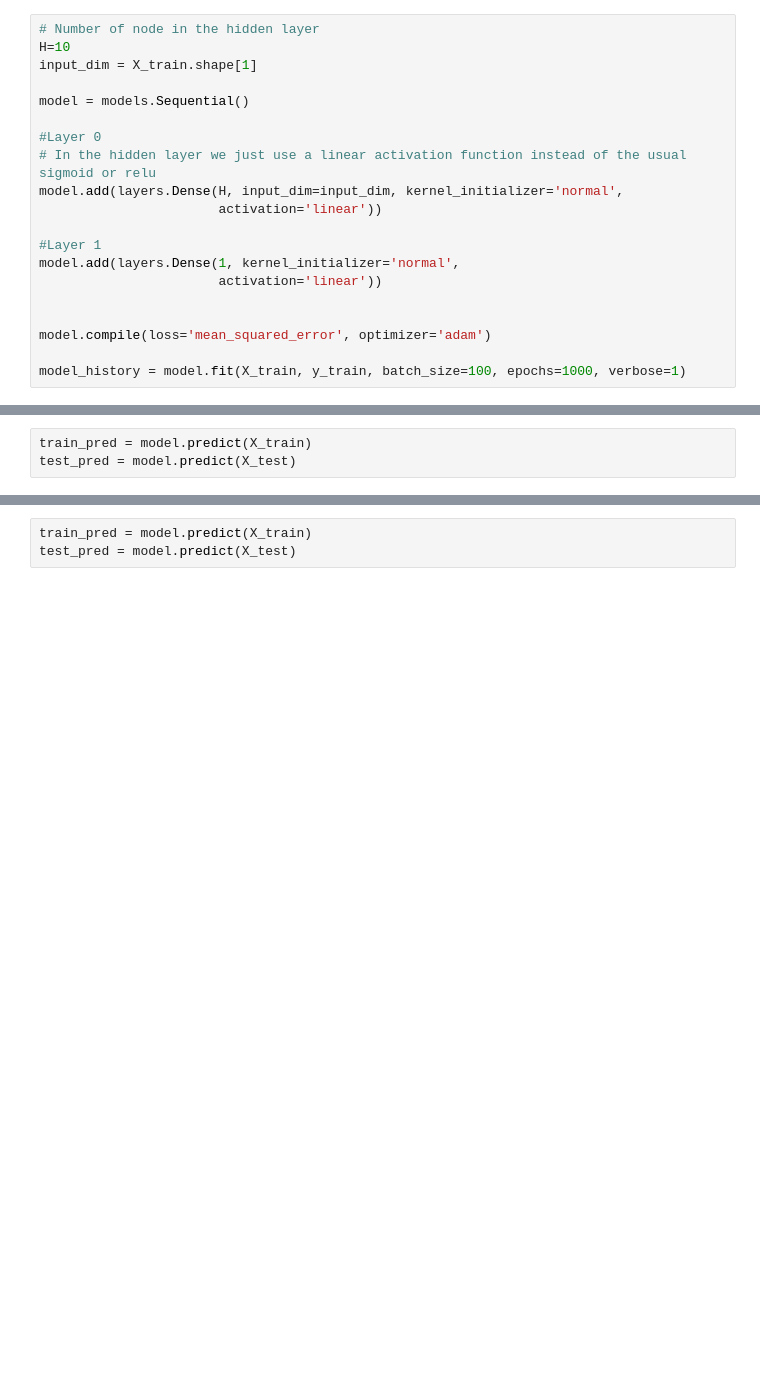
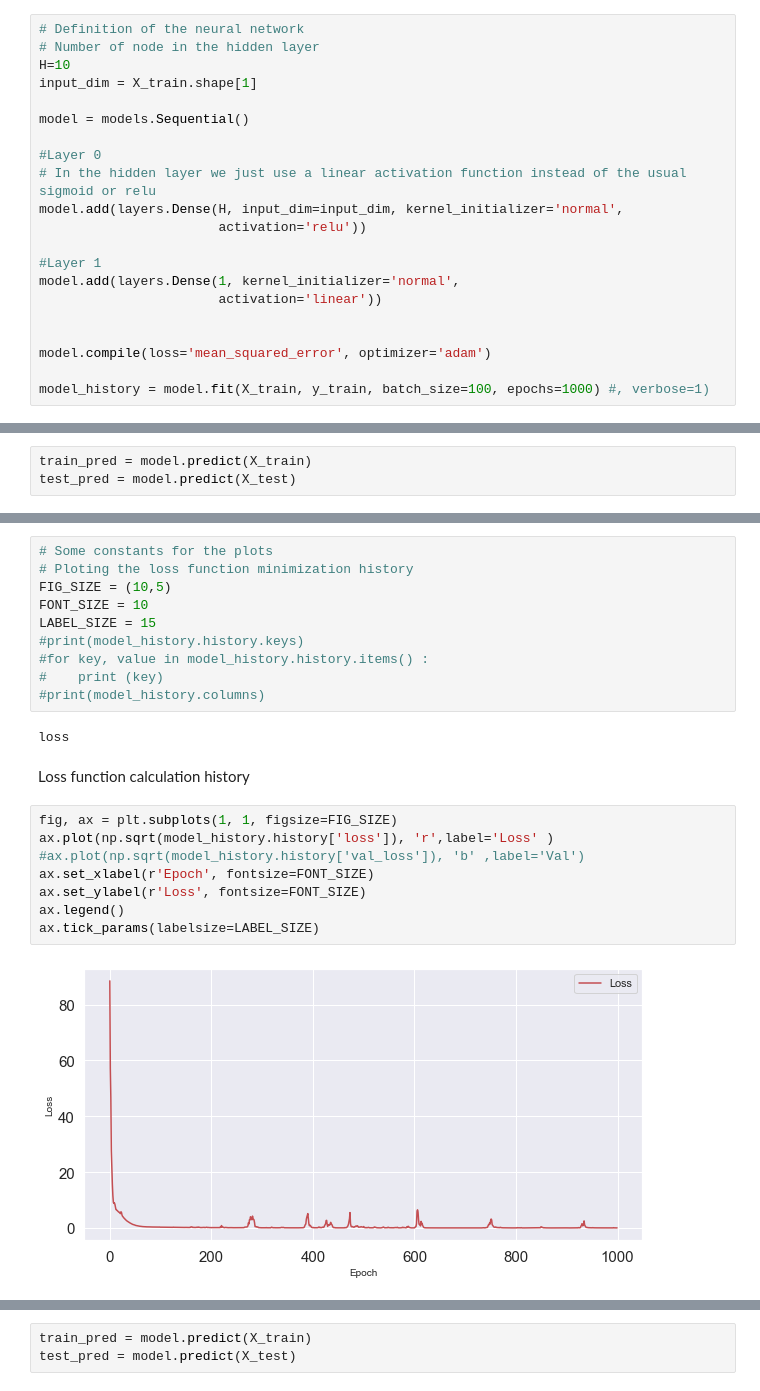
Before and after one commit to cjlise/MachineLearning, a Jupyter notebook: JLISE-Project-ANN-AMESHousePrice.ipynb, the cells around one changed output, grey strips where cells are left out. Drawn from its saved outputs; the diff is of its cells as text; blank space fills up the shorter version.

```diff
--- a/JLISE-Project-ANN-AMESHousePrice.ipynb
+++ b/JLISE-Project-ANN-AMESHousePrice.ipynb
@@ -760,4 +702,5 @@ with tf.Session() as sess:
 # %%
+# Definition of the neural network
 # Number of node in the hidden layer
 H=10
 input_dim = X_train.shape[1]
@@ -767,7 +710,7 @@ model = models.Sequential()
 #Layer 0
 # In the hidden layer we just use a linear activation function instead of the usual sigmoid or relu
 model.add(layers.Dense(H, input_dim=input_dim, kernel_initializer='normal',
-                       activation='linear'))
+                       activation='relu'))
 
 #Layer 1
 model.add(layers.Dense(1, kernel_initializer='normal',
@@ -776,7 +719,7 @@ model.add(layers.Dense(1, kernel_initializer='normal',
 
 model.compile(loss='mean_squared_error', optimizer='adam')
 
-model_history = model.fit(X_train, y_train, batch_size=100, epochs=1000, verbose=1)
+model_history = model.fit(X_train, y_train, batch_size=100, epochs=1000) #, verbose=1)
 # %% [output]
 Train on 1019 samples
 Epoch 1/1000
@@ -822 +765,25 @@ Test loss: 0.020046395059990393
+# %%
+# Some constants for the plots
+# Ploting the loss function minimization history
+FIG_SIZE = (10,5)
+FONT_SIZE = 10
+LABEL_SIZE = 15
+#print(model_history.history.keys)
+#for key, value in model_history.history.items() :
+#    print (key)
+#print(model_history.columns)
+# %% [output]
+loss
+# %% [markdown]
+Loss function calculation history
+# %%
+fig, ax = plt.subplots(1, 1, figsize=FIG_SIZE)
+ax.plot(np.sqrt(model_history.history['loss']), 'r',label='Loss' )
+#ax.plot(np.sqrt(model_history.history['val_loss']), 'b' ,label='Val')
+ax.set_xlabel(r'Epoch', fontsize=FONT_SIZE)
+ax.set_ylabel(r'Loss', fontsize=FONT_SIZE)
+ax.legend()
+ax.tick_params(labelsize=LABEL_SIZE)
+# %% [output]
+[figure, added]
 # %% [markdown]
```
Also changed, not shown: parts of 55 cells of this notebook.
